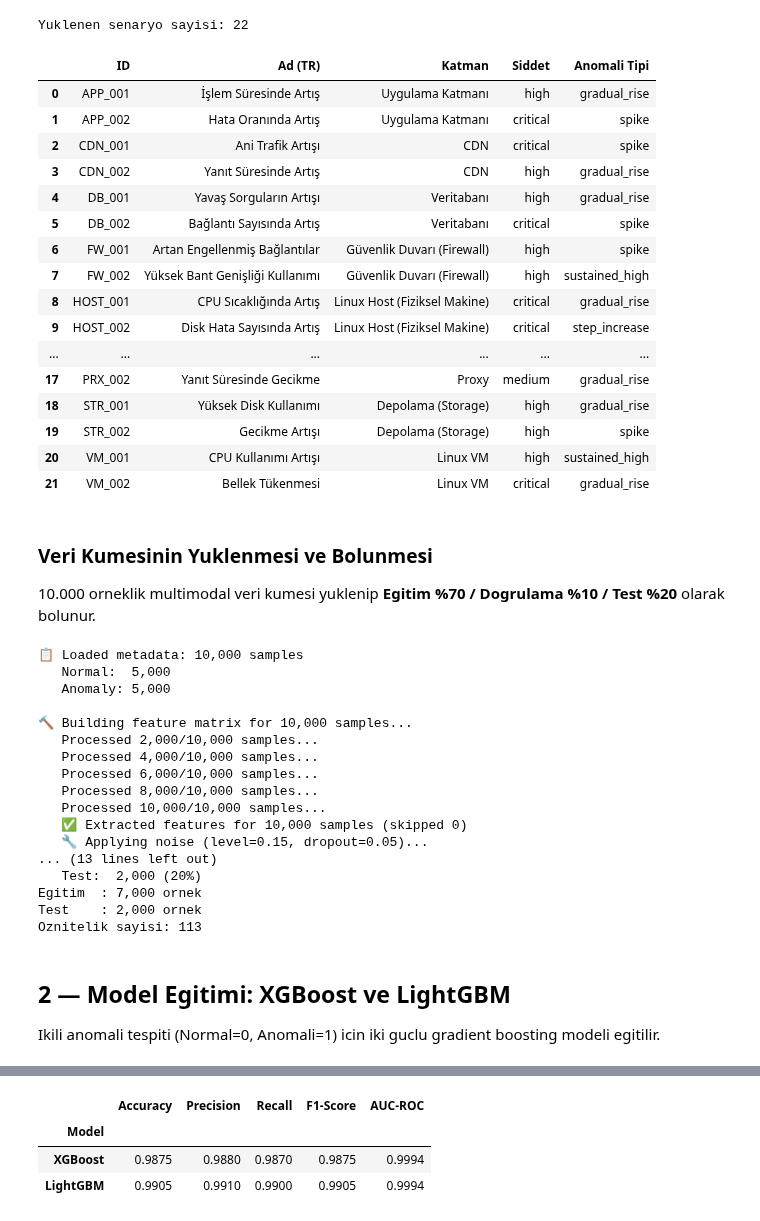
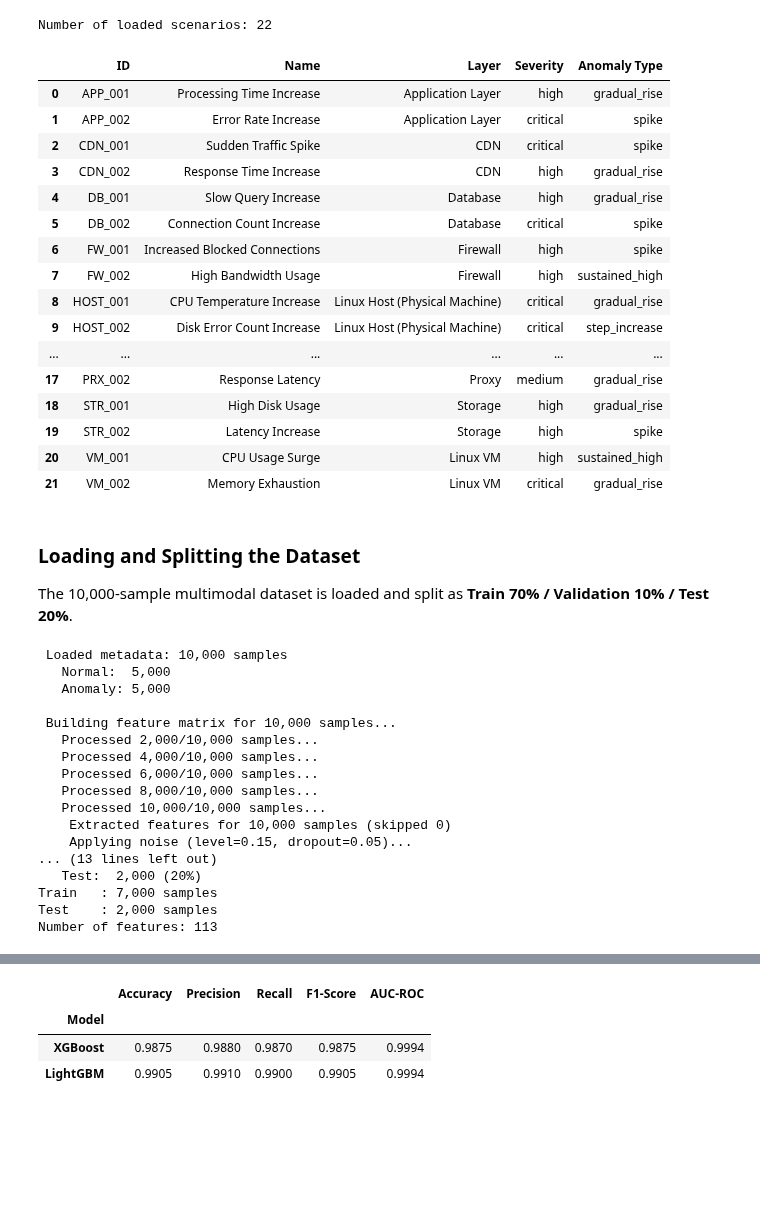
Before and after one commit to NANITH777/multimodal-rca-engine, a Jupyter notebook: dataset_analysis/05_deep_learning_log_anomaly.ipynb, the cells around one changed output, grey strips where cells are left out. Drawn from its saved outputs; the diff is of its cells as text; code cells hidden in the pictures; blank space fills up the shorter version.

```diff
--- a/dataset_analysis/05_deep_learning_log_anomaly.ipynb
+++ b/dataset_analysis/05_deep_learning_log_anomaly.ipynb
@@ -68,61 +68,63 @@ def load_scenario_catalog():
         cfg = yaml.safe_load(f)
     catalog = {}
     for layer_key, layer_data in cfg.get('layers', {}).items():
         for sc in layer_data.get('scenarios', []):
             catalog[sc['id']] = {
                 'id':           sc['id'],
                 'name':         sc['name'],
                 'name_tr':      sc.get('name_tr', sc['name']),
                 'description':  sc.get('description', ''),
                 'layer':        layer_key,
+                'layer_name':   layer_data.get('name', layer_key),
                 'layer_tr':     layer_data.get('name_tr', layer_key),
+                'root_cause':   sc.get('root_cause', ''),
                 'root_cause_tr':sc.get('root_cause_tr', ''),
                 'root_cause_category': sc.get('root_cause_category', ''),
                 'severity':     sc.get('severity', 'medium'),
                 'remediation':  sc.get('remediation', []),
                 'anomaly_type': sc.get('anomaly_type', ''),
                 'detection_params': sc.get('detection_params', []),
             }
     return catalog
 
 catalog = load_scenario_catalog()
-print(f"Yuklenen senaryo sayisi: {len(catalog)}")
+print(f"Number of loaded scenarios: {len(catalog)}")
 
-# Katalog ozeti
+# Catalog summary
 rows = []
 for sc_id, info in sorted(catalog.items()):
     rows.append({
         'ID':       sc_id,
-        'Ad (TR)':  info['name_tr'],
-        'Katman':   info['layer_tr'],
-        'Siddet':   info['severity'],
-        'Anomali Tipi': info['anomaly_type'],
+        'Name':     info['name'],
+        'Layer':    info['layer_name'],
+        'Severity': info['severity'],
+        'Anomaly Type': info['anomaly_type'],
     })
 df_catalog = pd.DataFrame(rows)
 display(df_catalog)
 # %% [output]
-Yuklenen senaryo sayisi: 22
+Number of loaded scenarios: 22
-|  | ID | Ad (TR) | Katman | Siddet | Anomali Tipi |
-| 0 | APP_001 | İşlem Süresinde Artış | Uygulama Katmanı | high | gradual_rise |
-| 1 | APP_002 | Hata Oranında Artış | Uygulama Katmanı | critical | spike |
-| 2 | CDN_001 | Ani Trafik Artışı | CDN | critical | spike |
-| 3 | CDN_002 | Yanıt Süresinde Artış | CDN | high | gradual_rise |
-| 4 | DB_001 | Yavaş Sorguların Artışı | Veritabanı | high | gradual_rise |
-| 5 | DB_002 | Bağlantı Sayısında Artış | Veritabanı | critical | spike |
-| 6 | FW_001 | Artan Engellenmiş Bağlantılar | Güvenlik Duvarı (Firewall) | high | spike |
-| 7 | FW_002 | Yüksek Bant Genişliği Kullanımı | Güvenlik Duvarı (Firewall) | high | sustained_high |
-| 8 | HOST_001 | CPU Sıcaklığında Artış | Linux Host (Fiziksel Makine) | critical | gradual_rise |
-| 9 | HOST_002 | Disk Hata Sayısında Artış | Linux Host (Fiziksel Makine) | critical | step_increase |
+|  | ID | Name | Layer | Severity | Anomaly Type |
+| 0 | APP_001 | Processing Time Increase | Application Layer | high | gradual_rise |
+| 1 | APP_002 | Error Rate Increase | Application Layer | critical | spike |
+| 2 | CDN_001 | Sudden Traffic Spike | CDN | critical | spike |
+| 3 | CDN_002 | Response Time Increase | CDN | high | gradual_rise |
+| 4 | DB_001 | Slow Query Increase | Database | high | gradual_rise |
+| 5 | DB_002 | Connection Count Increase | Database | critical | spike |
+| 6 | FW_001 | Increased Blocked Connections | Firewall | high | spike |
+| 7 | FW_002 | High Bandwidth Usage | Firewall | high | sustained_high |
+| 8 | HOST_001 | CPU Temperature Increase | Linux Host (Physical Machine) | critical | gradual_rise |
+| 9 | HOST_002 | Disk Error Count Increase | Linux Host (Physical Machine) | critical | step_increase |
 | ... | ... | ... | ... | ... | ... |
-| 17 | PRX_002 | Yanıt Süresinde Gecikme | Proxy | medium | gradual_rise |
-| 18 | STR_001 | Yüksek Disk Kullanımı | Depolama (Storage) | high | gradual_rise |
-| 19 | STR_002 | Gecikme Artışı | Depolama (Storage) | high | spike |
-| 20 | VM_001 | CPU Kullanımı Artışı | Linux VM | high | sustained_high |
-| 21 | VM_002 | Bellek Tükenmesi | Linux VM | critical | gradual_rise |
+| 17 | PRX_002 | Response Latency | Proxy | medium | gradual_rise |
+| 18 | STR_001 | High Disk Usage | Storage | high | gradual_rise |
+| 19 | STR_002 | Latency Increase | Storage | high | spike |
+| 20 | VM_001 | CPU Usage Surge | Linux VM | high | sustained_high |
+| 21 | VM_002 | Memory Exhaustion | Linux VM | critical | gradual_rise |
-# %% [markdown]
-### Veri Kumesinin Yuklenmesi ve Bolunmesi
-
-10.000 orneklik multimodal veri kumesi yuklenip **Egitim %70 / Dogrulama %10 / Test %20** olarak bolunur.
+# %% [markdown]
+### Loading and Splitting the Dataset
+
+The 10,000-sample multimodal dataset is loaded and split as **Train 70% / Validation 10% / Test 20%**.
 # %%
 dataset_dir = Path(r"d:\multimodal-rca-engine\data\multimodal_dataset")
 loader = MultimodalDataLoader(
@@ -150,28 +152,24 @@ log_names    = ['log_total_lines','log_info_count','log_warn_count','log_error_c
                 'log_critical_ratio','log_severity_score']
 feature_names = metric_names + log_names
 
-print(f"Egitim  : {X_train.shape[0]:,} ornek")
-print(f"Test    : {X_test.shape[0]:,} ornek")
-print(f"Oznitelik sayisi: {len(feature_names)}")
+print(f"Train   : {X_train.shape[0]:,} samples")
+print(f"Test    : {X_test.shape[0]:,} samples")
+print(f"Number of features: {len(feature_names)}")
 # %% [output]
-📋 Loaded metadata: 10,000 samples
+ Loaded metadata: 10,000 samples
    Normal:  5,000
    Anomaly: 5,000
 
-🔨 Building feature matrix for 10,000 samples...
+ Building feature matrix for 10,000 samples...
    Processed 2,000/10,000 samples...
    Processed 4,000/10,000 samples...
    Processed 6,000/10,000 samples...
    Processed 8,000/10,000 samples...
    Processed 10,000/10,000 samples...
-   ✅ Extracted features for 10,000 samples (skipped 0)
-   🔧 Applying noise (level=0.15, dropout=0.05)...
+    Extracted features for 10,000 samples (skipped 0)
+    Applying noise (level=0.15, dropout=0.05)...
 ... (13 lines left out)
    Test:  2,000 (20%)
-Egitim  : 7,000 ornek
-Test    : 2,000 ornek
-Oznitelik sayisi: 113
+Train   : 7,000 samples
+Test    : 2,000 samples
+Number of features: 113
-# %% [markdown]
-## 2 — Model Egitimi: XGBoost ve LightGBM
-
-Ikili anomali tespiti (Normal=0, Anomali=1) icin iki guclu gradient boosting modeli egitilir.
```
Also changed, not shown: parts of 77 cells of this notebook, 43 other files.
